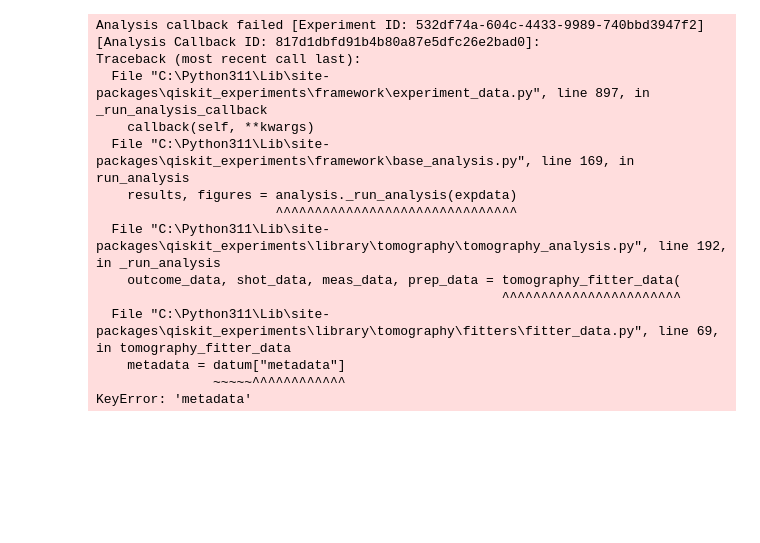
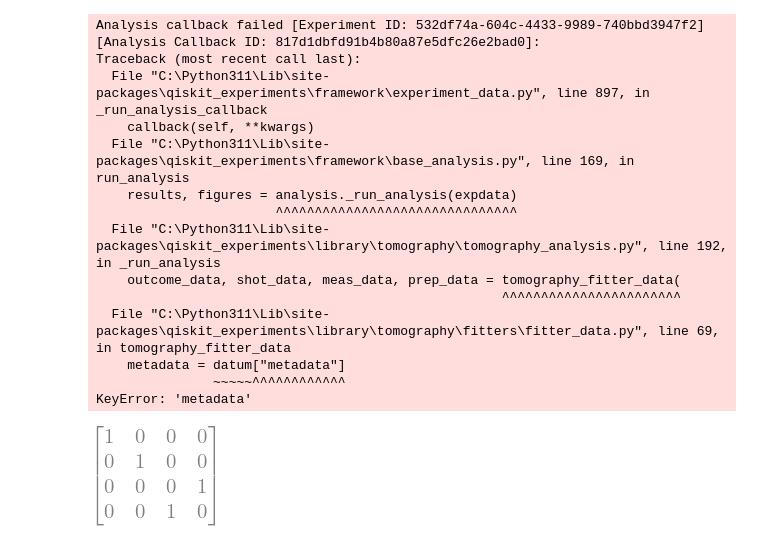
Before and after one commit to jonasmaziero/Projeto_CNPq_AWS_2023, a Jupyter notebook: teste2.ipynb, the cells around one changed output. Cells and saved outputs as stored; diff of their text form; code cells hidden in the pictures; blank space fills up the shorter version.

```diff
--- a/teste2.ipynb
+++ b/teste2.ipynb
@@ -97,3 +100,14 @@ Traceback (most recent call last):
     metadata = datum["metadata"]
                ~~~~~^^^^^^^^^^^^
 KeyError: 'metadata'
+# %%
+from sympy import init_printing, Matrix
+init_printing(use_unicode=True)
+from sympy.physics.quantum import TensorProduct
+def tp(x,y):
+    return TensorProduct(x,y)
+s1 = Matrix([[0,1],[1,0]]); s0 = Matrix([[1,0],[0,1]]); P0 = Matrix([[1,0],[0,0]]); P1 = Matrix([[0,0],[0,1]])
+
+CNOT = tp(P0,s0) + tp(P1,s1); CNOT
+# %% [output]
+[figure, added]
```
Also changed, not shown: parts of 11 cells of this notebook.
